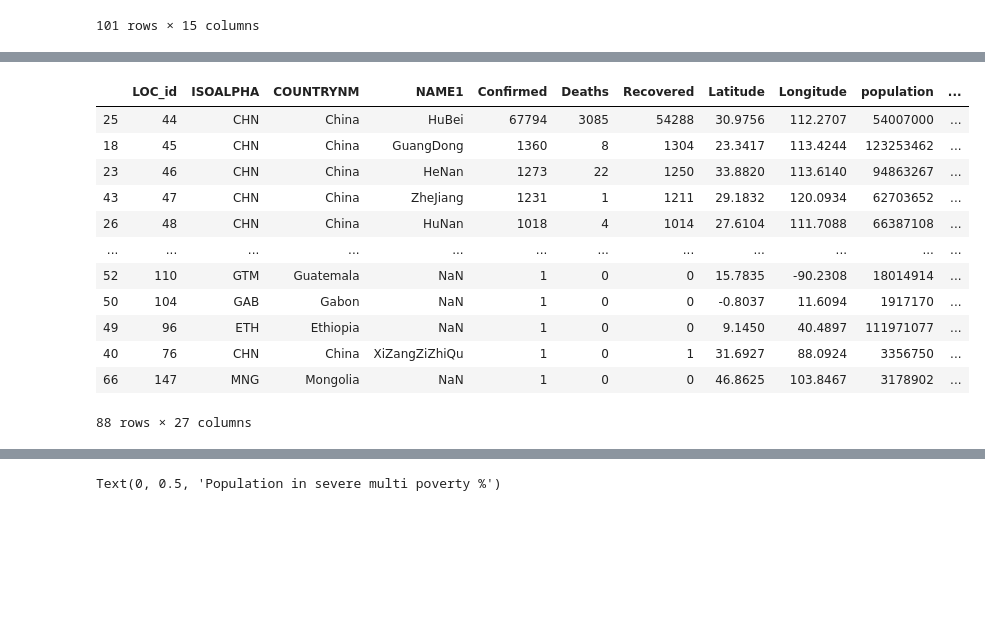
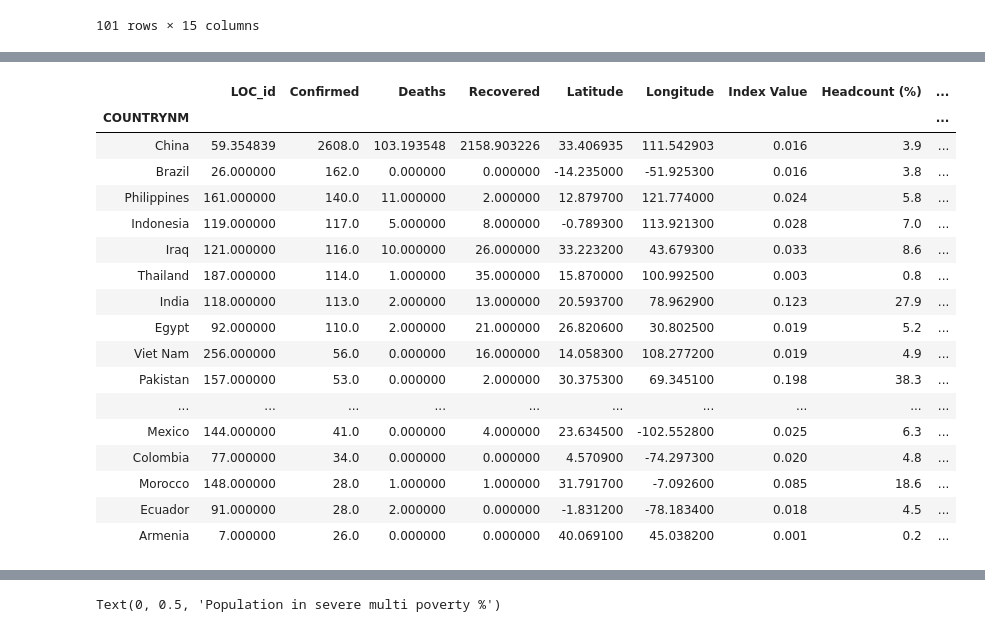
Before and after one commit to kyranduncan/project_1, a Jupyter notebook: Covid19 Socio Economic Impact.ipynb, the cells around one changed output, grey strips where cells are left out. Saved outputs shown, nothing was run; the diff lists cells and outputs as text; code cells hidden in the pictures; blank space fills up the shorter version.

```diff
--- a/Covid19 Socio Economic Impact.ipynb
+++ b/Covid19 Socio Economic Impact.ipynb
@@ -64,17 +90,22 @@ merged_df
 # %%
-merged_sorted_df = merged_df.sort_values(by='Confirmed', ascending=False)
-merged_sorted_df
+merged_sorted_df = merged_grouped_df.sort_values(by='Confirmed', ascending=False)
+merged_sorted_df.head(20)
 # %% [output]
-|  | LOC_id | ISOALPHA | COUNTRYNM | NAME1 | Confirmed | Deaths | Recovered | Latitude | Longitude | population | ... |
-| 25 | 44 | CHN | China | HuBei | 67794 | 3085 | 54288 | 30.9756 | 112.2707 | 54007000 | ... |
-| 18 | 45 | CHN | China | GuangDong | 1360 | 8 | 1304 | 23.3417 | 113.4244 | 123253462 | ... |
-| 23 | 46 | CHN | China | HeNan | 1273 | 22 | 1250 | 33.8820 | 113.6140 | 94863267 | ... |
-| 43 | 47 | CHN | China | ZheJiang | 1231 | 1 | 1211 | 29.1832 | 120.0934 | 62703652 | ... |
-| 26 | 48 | CHN | China | HuNan | 1018 | 4 | 1014 | 27.6104 | 111.7088 | 66387108 | ... |
-| ... | ... | ... | ... | ... | ... | ... | ... | ... | ... | ... | ... |
-| 52 | 110 | GTM | Guatemala | NaN | 1 | 0 | 0 | 15.7835 | -90.2308 | 18014914 | ... |
-| 50 | 104 | GAB | Gabon | NaN | 1 | 0 | 0 | -0.8037 | 11.6094 | 1917170 | ... |
-| 49 | 96 | ETH | Ethiopia | NaN | 1 | 0 | 0 | 9.1450 | 40.4897 | 111971077 | ... |
-| 40 | 76 | CHN | China | XiZangZiZhiQu | 1 | 0 | 1 | 31.6927 | 88.0924 | 3356750 | ... |
-| 66 | 147 | MNG | Mongolia | NaN | 1 | 0 | 0 | 46.8625 | 103.8467 | 3178902 | ... |
+|  | LOC_id | Confirmed | Deaths | Recovered | Latitude | Longitude | Index Value | Headcount (%) | ... |
+| COUNTRYNM |  |  |  |  |  |  |  |  | ... |
+| China | 59.354839 | 2608.0 | 103.193548 | 2158.903226 | 33.406935 | 111.542903 | 0.016 | 3.9 | ... |
+| Brazil | 26.000000 | 162.0 | 0.000000 | 0.000000 | -14.235000 | -51.925300 | 0.016 | 3.8 | ... |
+| Philippines | 161.000000 | 140.0 | 11.000000 | 2.000000 | 12.879700 | 121.774000 | 0.024 | 5.8 | ... |
+| Indonesia | 119.000000 | 117.0 | 5.000000 | 8.000000 | -0.789300 | 113.921300 | 0.028 | 7.0 | ... |
+| Iraq | 121.000000 | 116.0 | 10.000000 | 26.000000 | 33.223200 | 43.679300 | 0.033 | 8.6 | ... |
+| Thailand | 187.000000 | 114.0 | 1.000000 | 35.000000 | 15.870000 | 100.992500 | 0.003 | 0.8 | ... |
+| India | 118.000000 | 113.0 | 2.000000 | 13.000000 | 20.593700 | 78.962900 | 0.123 | 27.9 | ... |
+| Egypt | 92.000000 | 110.0 | 2.000000 | 21.000000 | 26.820600 | 30.802500 | 0.019 | 5.2 | ... |
+| Viet Nam | 256.000000 | 56.0 | 0.000000 | 16.000000 | 14.058300 | 108.277200 | 0.019 | 4.9 | ... |
+| Pakistan | 157.000000 | 53.0 | 0.000000 | 2.000000 | 30.375300 | 69.345100 | 0.198 | 38.3 | ... |
+| ... | ... | ... | ... | ... | ... | ... | ... | ... | ... |
+| Mexico | 144.000000 | 41.0 | 0.000000 | 4.000000 | 23.634500 | -102.552800 | 0.025 | 6.3 | ... |
+| Colombia | 77.000000 | 34.0 | 0.000000 | 0.000000 | 4.570900 | -74.297300 | 0.020 | 4.8 | ... |
+| Morocco | 148.000000 | 28.0 | 1.000000 | 1.000000 | 31.791700 | -7.092600 | 0.085 | 18.6 | ... |
+| Ecuador | 91.000000 | 28.0 | 2.000000 | 0.000000 | -1.831200 | -78.183400 | 0.018 | 4.5 | ... |
+| Armenia | 7.000000 | 26.0 | 0.000000 | 0.000000 | 40.069100 | 45.038200 | 0.001 | 0.2 | ... |
-88 rows × 27 columns
```
Also changed, not shown: parts of 12 cells of this notebook, 2 other files.
